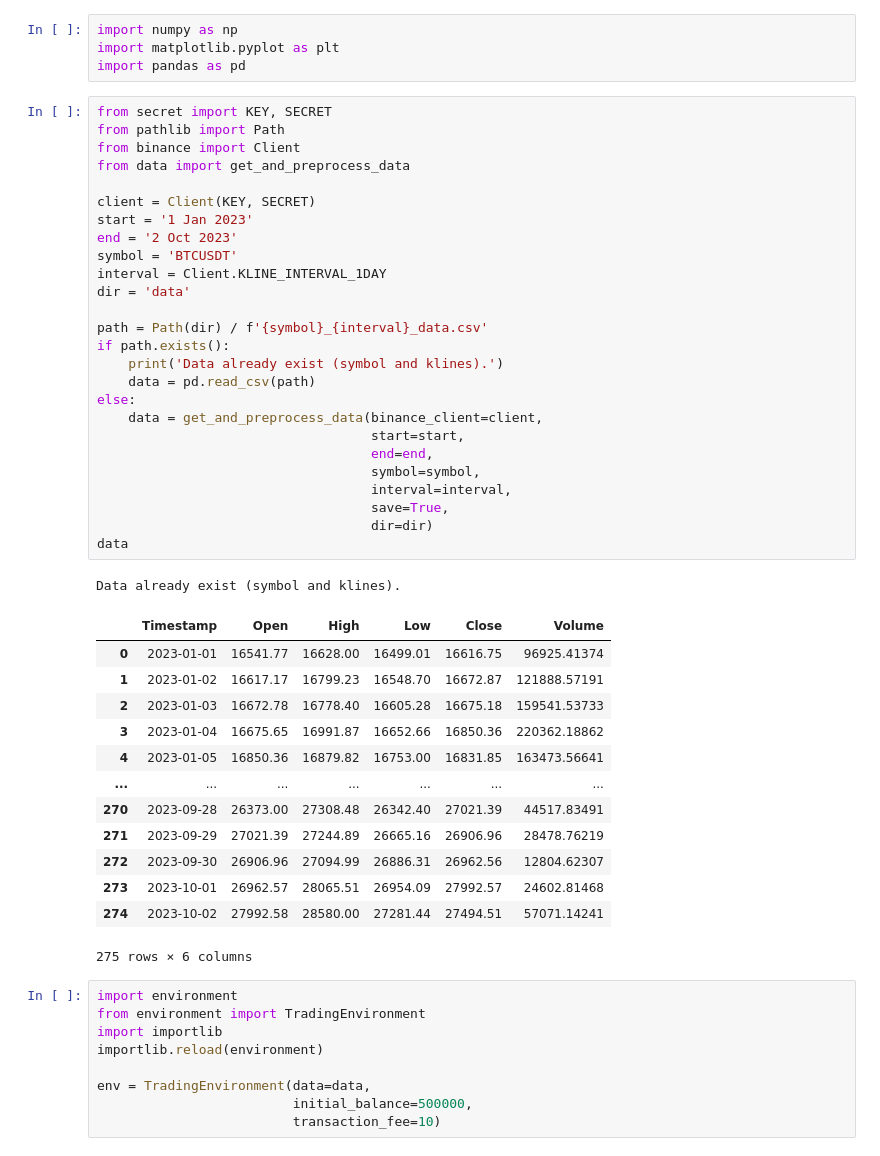
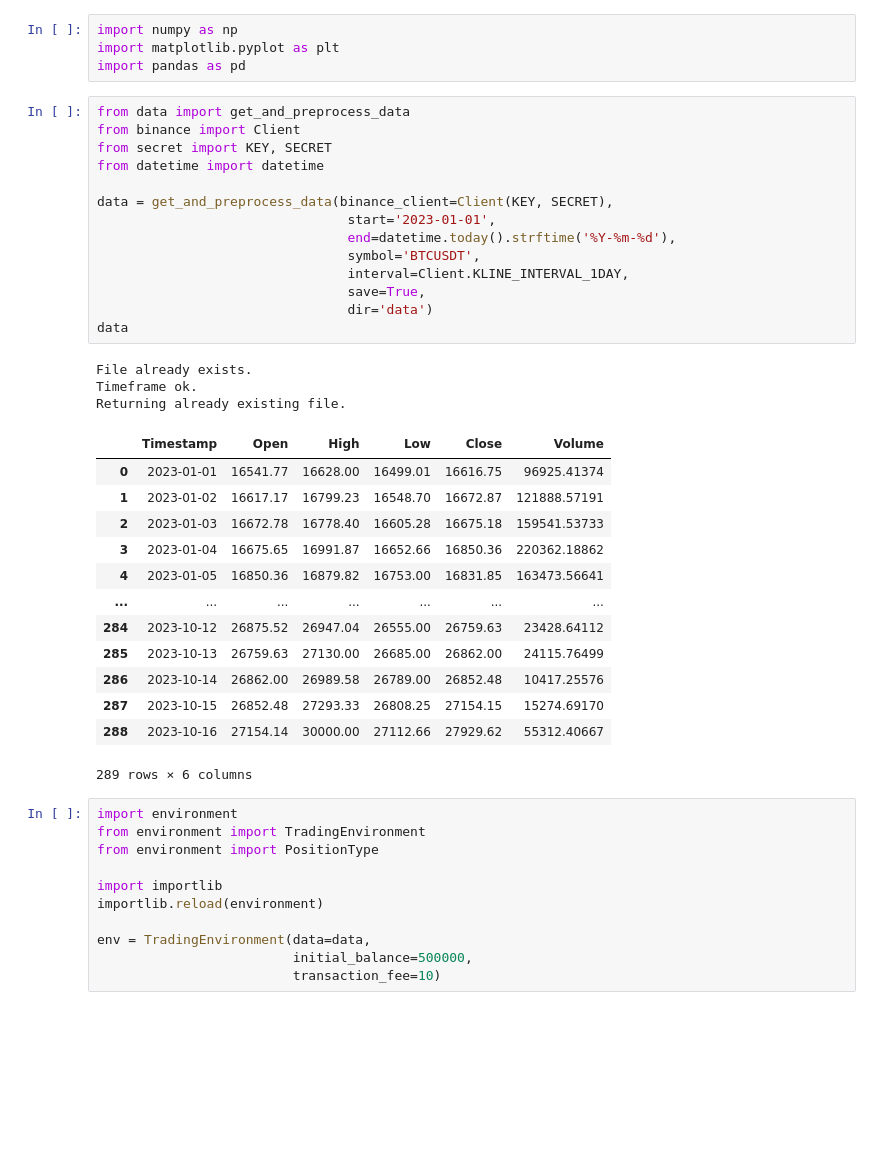
Before and after one commit to pawel-grzeszczyk/stock-market-rl, a Jupyter notebook: env_testing.ipynb, the cells around one changed output. Cells and saved outputs as stored; diff of their text form; blank space fills up the shorter version.

```diff
--- a/env_testing.ipynb
+++ b/env_testing.ipynb
@@ -2,50 +2,42 @@
 import numpy as np
 import matplotlib.pyplot as plt
 import pandas as pd
-# %%
-from secret import KEY, SECRET
-from pathlib import Path
-from binance import Client
-from data import get_and_preprocess_data
-
-client = Client(KEY, SECRET)
-start = '1 Jan 2023'
-end = '2 Oct 2023'
-symbol = 'BTCUSDT'
-interval = Client.KLINE_INTERVAL_1DAY
-dir = 'data'
-
-path = Path(dir) / f'{symbol}_{interval}_data.csv'
-if path.exists():
-    print('Data already exist (symbol and klines).')
-    data = pd.read_csv(path)
-else:
-    data = get_and_preprocess_data(binance_client=client,
-                                   start=start,
-                                   end=end,
-                                   symbol=symbol,
-                                   interval=interval,
-                                   save=True,
-                                   dir=dir)
-data
-# %% [output]
-Data already exist (symbol and klines).
-|  | Timestamp | Open | High | Low | Close | Volume |
-| 0 | 2023-01-01 | 16541.77 | 16628.00 | 16499.01 | 16616.75 | 96925.41374 |
-| 1 | 2023-01-02 | 16617.17 | 16799.23 | 16548.70 | 16672.87 | 121888.57191 |
-| 2 | 2023-01-03 | 16672.78 | 16778.40 | 16605.28 | 16675.18 | 159541.53733 |
-| 3 | 2023-01-04 | 16675.65 | 16991.87 | 16652.66 | 16850.36 | 220362.18862 |
-| 4 | 2023-01-05 | 16850.36 | 16879.82 | 16753.00 | 16831.85 | 163473.56641 |
-| ... | ... | ... | ... | ... | ... | ... |
-| 270 | 2023-09-28 | 26373.00 | 27308.48 | 26342.40 | 27021.39 | 44517.83491 |
-| 271 | 2023-09-29 | 27021.39 | 27244.89 | 26665.16 | 26906.96 | 28478.76219 |
-| 272 | 2023-09-30 | 26906.96 | 27094.99 | 26886.31 | 26962.56 | 12804.62307 |
-| 273 | 2023-10-01 | 26962.57 | 28065.51 | 26954.09 | 27992.57 | 24602.81468 |
-| 274 | 2023-10-02 | 27992.58 | 28580.00 | 27281.44 | 27494.51 | 57071.14241 |
-275 rows × 6 columns
+# %%
+from data import get_and_preprocess_data
+from binance import Client
+from secret import KEY, SECRET
+from datetime import datetime
+
+data = get_and_preprocess_data(binance_client=Client(KEY, SECRET),
+                                start='2023-01-01',
+                                end=datetime.today().strftime('%Y-%m-%d'),
+                                symbol='BTCUSDT',
+                                interval=Client.KLINE_INTERVAL_1DAY,
+                                save=True,
+                                dir='data')
+data
+# %% [output]
+File already exists.
+Timeframe ok.
+Returning already existing file.
+|  | Timestamp | Open | High | Low | Close | Volume |
+| 0 | 2023-01-01 | 16541.77 | 16628.00 | 16499.01 | 16616.75 | 96925.41374 |
+| 1 | 2023-01-02 | 16617.17 | 16799.23 | 16548.70 | 16672.87 | 121888.57191 |
+| 2 | 2023-01-03 | 16672.78 | 16778.40 | 16605.28 | 16675.18 | 159541.53733 |
+| 3 | 2023-01-04 | 16675.65 | 16991.87 | 16652.66 | 16850.36 | 220362.18862 |
+| 4 | 2023-01-05 | 16850.36 | 16879.82 | 16753.00 | 16831.85 | 163473.56641 |
+| ... | ... | ... | ... | ... | ... | ... |
+| 284 | 2023-10-12 | 26875.52 | 26947.04 | 26555.00 | 26759.63 | 23428.64112 |
+| 285 | 2023-10-13 | 26759.63 | 27130.00 | 26685.00 | 26862.00 | 24115.76499 |
+| 286 | 2023-10-14 | 26862.00 | 26989.58 | 26789.00 | 26852.48 | 10417.25576 |
+| 287 | 2023-10-15 | 26852.48 | 27293.33 | 26808.25 | 27154.15 | 15274.69170 |
+| 288 | 2023-10-16 | 27154.14 | 30000.00 | 27112.66 | 27929.62 | 55312.40667 |
+289 rows × 6 columns
 # %%
 import environment
 from environment import TradingEnvironment
+from environment import PositionType
+
 import importlib
 importlib.reload(environment)
 
```
Also changed, not shown: parts of 2 cells of this notebook.
